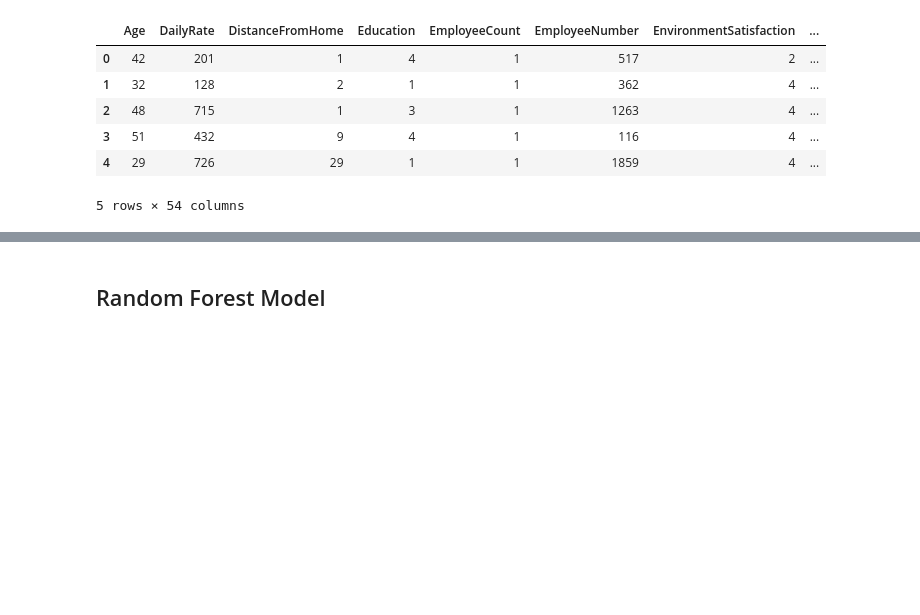
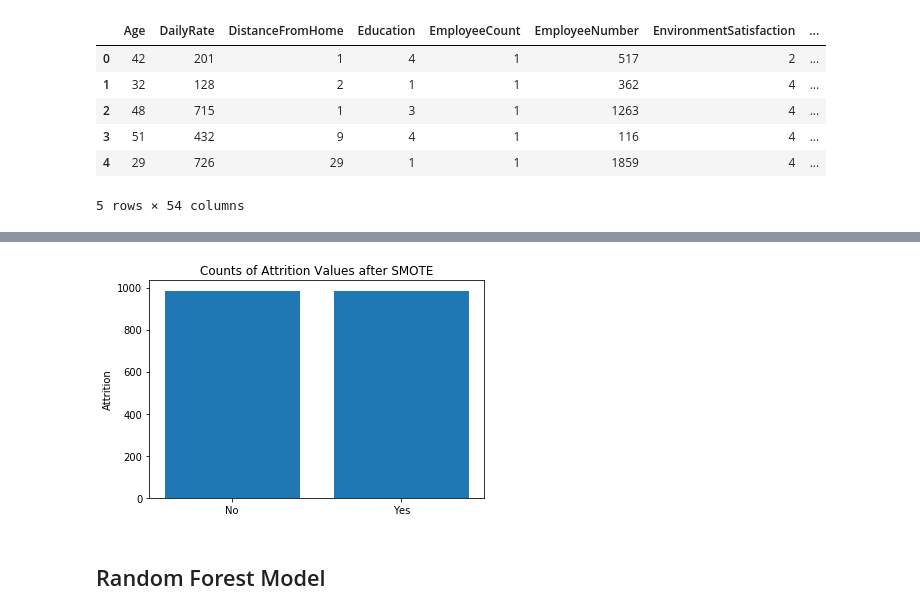
Before and after one commit to LillyanPan/AttritionAnalysis, a Jupyter notebook: Random Forest.ipynb, the cells around one changed output, grey strips where cells are left out. Cells and saved outputs as stored; diff of their text form; code cells hidden in the pictures; blank space fills up the shorter version.

```diff
--- a/Random Forest.ipynb
+++ b/Random Forest.ipynb
@@ -115,0 +146,3 @@ tran_X_tr.head()
+# %%
+sm = SMOTE(random_state=0)
+smote_tran_X_tr, smote_tran_Y_tr = sm.fit_sample(tran_X_tr,tran_Y_tr)
@@ -116,3 +154,22 @@ tran_X_tr.head()
+# %%
+yes = np.count_nonzero(smote_tran_Y_tr == 1)
+no = np.count_nonzero(smote_tran_Y_tr == 0)
+
+
+x = np.arange(2)
+money = [no, yes]
+
+
+fig, ax = pp.subplots()
+pp.bar(x, money)
+pp.xticks(x, ('No', 'Yes'))
+pp.ylabel('Attrition')
+pp.title('Counts of Attrition Values after SMOTE')
+pp.savefig("data_viz/SMOTE_balance_attrition.png")
+
+pp.show()
+# %% [output]
+[figure, added]
 # %% [markdown]
 ## Random Forest Model
 # %% [markdown]
```
Also changed, not shown: parts of 27 cells of this notebook, 8 other files.
